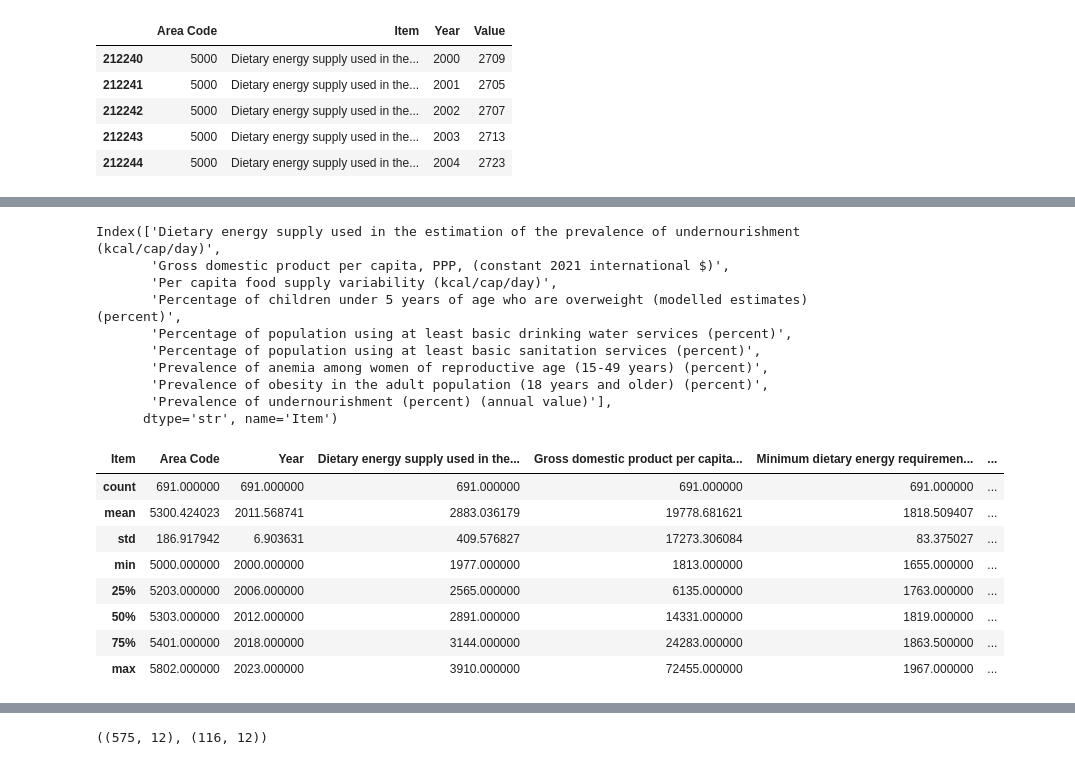
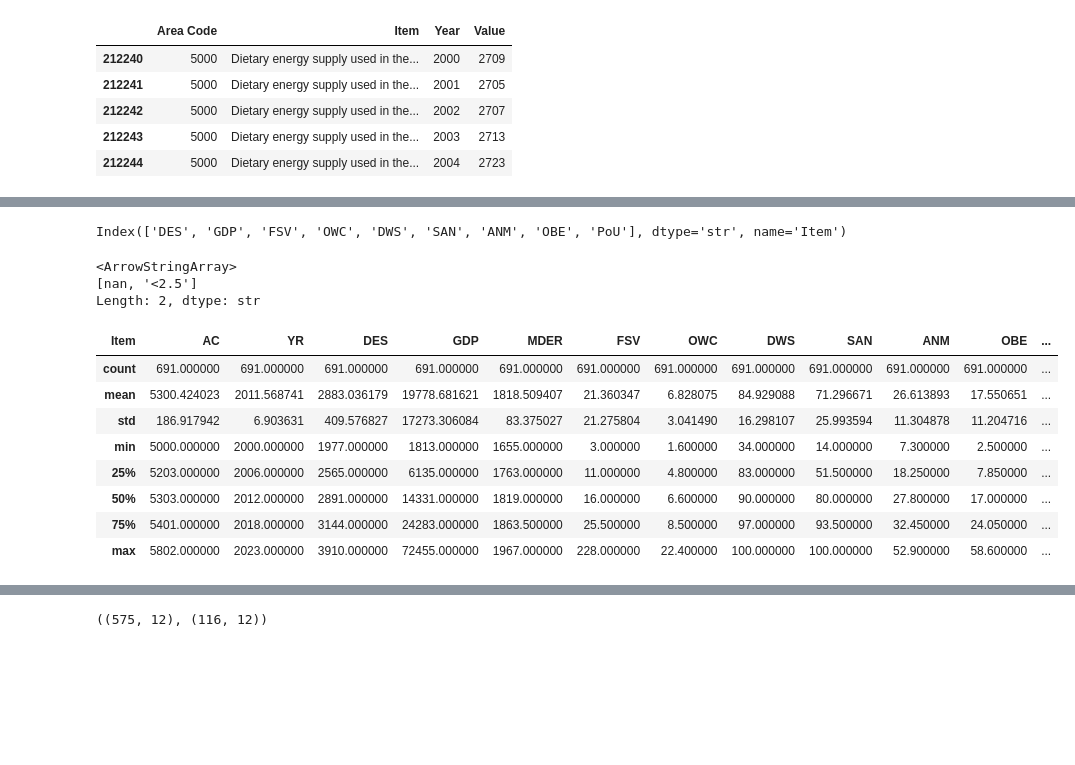
Before and after one commit to jaredliw/dtp3, a Jupyter notebook: model.ipynb, the cells around one changed output, grey strips where cells are left out. Saved outputs shown, nothing was run; the diff lists cells and outputs as text; code cells hidden in the pictures; blank space fills up the shorter version.

```diff
--- a/model.ipynb
+++ b/model.ipynb
@@ -35,25 +37,28 @@ import matplotlib.pyplot as plt
 - State which columns are the independent variables (features) and describe your hypothesis on why these features can predict the target variable.
 # %%
 FILENAME: str = "Food_Security_data_E_All_Data_(Normalized).csv"
-FEATURES: list[str] = [
+FEATURES_RAW: list[str] = [
     "Area Code",
     "Year",
     "Dietary energy supply used in the estimation of the prevalence of undernourishment (kcal/cap/day)",
     "Gross domestic product per capita, PPP, (constant 2021 international $)",
     "Per capita food supply variability (kcal/cap/day)",
     "Percentage of population using at least basic drinking water services (percent)",
-    "Percentage of population using at least basic sanitation services (percent)",  #
-    # "Percentage of children under 5 years of age who are stunted (modelled estimates) (percent)",
+    "Percentage of population using at least basic sanitation services (percent)",
     "Percentage of children under 5 years of age who are overweight (modelled estimates) (percent)",
     "Prevalence of obesity in the adult population (18 years and older) (percent)",
     "Prevalence of anemia among women of reproductive age (15-49 years) (percent)",
     "Minimum dietary energy requirement (kcal/cap/day)",
-    # "Prevalence of low birthweight (percent)",
 ]
-TARGET: str = "Prevalence of undernourishment (percent) (annual value)"
+AREA_CODE: str = "AC"
+YEAR: str = "YR"
+FEATURES: list[str] = [AREA_CODE, YEAR, "DES", "GDP", "FSV", "DWS", "SAN", "OWC", "OBE", "ANM", "MDER"]
+TARGET_RAW: str = "Prevalence of undernourishment (percent) (annual value)"
+TARGET: str = "PoU"
+SPLIT_YEAR: int = 2020
 # %%
-df = pd.read_csv(FILENAME)[["Area Code", "Item", "Year", "Value"]].replace("nan", np.nan)
-df = df[(df["Item"].isin([*FEATURES, TARGET])) & (df["Area Code"] >= 1000)]
+df = pd.read_csv(FILENAME)[["Area Code", "Item", "Year", "Value"]]
+df = df[(df["Item"].isin([*FEATURES_RAW, TARGET_RAW])) & (df["Area Code"] >= 1000)]
 df.head()
 # %% [output]
 |  | Area Code | Item | Year | Value |
@@ -76,6 +81,7 @@ df_pivoted = df.pivot_table(
     columns="Item",
     values="Value",
     aggfunc="first",
-).reset_index()
+).reset_index().rename(columns=dict(zip([*FEATURES_RAW, TARGET_RAW], [*FEATURES, TARGET])))
+
 df_pivoted
 # %% [output]
@@ -95,26 +101,24 @@ df_pivoted
 # %%
 df_pivoted.columns[df_pivoted.isna().any()]
 # %% [output]
-Index(['Dietary energy supply used in the estimation of the prevalence of undernourishment (kcal/cap/day)',
-       'Gross domestic product per capita, PPP, (constant 2021 international $)',
-       'Per capita food supply variability (kcal/cap/day)',
-       'Percentage of children under 5 years of age who are overweight (modelled estimates) (percent)',
-       'Percentage of population using at least basic drinking water services (percent)',
-       'Percentage of population using at least basic sanitation services (percent)',
-       'Prevalence of anemia among women of reproductive age (15-49 years) (percent)',
-       'Prevalence of obesity in the adult population (18 years and older) (percent)',
-       'Prevalence of undernourishment (percent) (annual value)'],
-      dtype='str', name='Item')
+Index(['DES', 'GDP', 'FSV', 'OWC', 'DWS', 'SAN', 'ANM', 'OBE', 'PoU'], dtype='str', name='Item')
+# %%
+pd.unique(df_pivoted.where(df_pivoted.apply(pd.to_numeric, errors="coerce").isna()).stack())
+# %% [output]
+<ArrowStringArray>
+[nan, '<2.5']
+Length: 2, dtype: str
 # %%
-df_cleaned = df_pivoted.dropna().replace("<0.1", "0").replace("<2.5", "0").astype(np.float64)
+df_cleaned = df_pivoted.dropna().replace("<2.5", "0").astype(np.float64)
+
 df_cleaned.describe()
 # %% [output]
-| Item | Area Code | Year | Dietary energy supply used in the... | Gross domestic product per capita... | Minimum dietary energy requiremen... | ... |
-| count | 691.000000 | 691.000000 | 691.000000 | 691.000000 | 691.000000 | ... |
-| mean | 5300.424023 | 2011.568741 | 2883.036179 | 19778.681621 | 1818.509407 | ... |
-| std | 186.917942 | 6.903631 | 409.576827 | 17273.306084 | 83.375027 | ... |
-| min | 5000.000000 | 2000.000000 | 1977.000000 | 1813.000000 | 1655.000000 | ... |
-| 25% | 5203.000000 | 2006.000000 | 2565.000000 | 6135.000000 | 1763.000000 | ... |
-| 50% | 5303.000000 | 2012.000000 | 2891.000000 | 14331.000000 | 1819.000000 | ... |
-| 75% | 5401.000000 | 2018.000000 | 3144.000000 | 24283.000000 | 1863.500000 | ... |
-| max | 5802.000000 | 2023.000000 | 3910.000000 | 72455.000000 | 1967.000000 | ... |
+| Item | AC | YR | DES | GDP | MDER | FSV | OWC | DWS | SAN | ANM | OBE | ... |
+| count | 691.000000 | 691.000000 | 691.000000 | 691.000000 | 691.000000 | 691.000000 | 691.000000 | 691.000000 | 691.000000 | 691.000000 | 691.000000 | ... |
+| mean | 5300.424023 | 2011.568741 | 2883.036179 | 19778.681621 | 1818.509407 | 21.360347 | 6.828075 | 84.929088 | 71.296671 | 26.613893 | 17.550651 | ... |
+| std | 186.917942 | 6.903631 | 409.576827 | 17273.306084 | 83.375027 | 21.275804 | 3.041490 | 16.298107 | 25.993594 | 11.304878 | 11.204716 | ... |
+| min | 5000.000000 | 2000.000000 | 1977.000000 | 1813.000000 | 1655.000000 | 3.000000 | 1.600000 | 34.000000 | 14.000000 | 7.300000 | 2.500000 | ... |
+| 25% | 5203.000000 | 2006.000000 | 2565.000000 | 6135.000000 | 1763.000000 | 11.000000 | 4.800000 | 83.000000 | 51.500000 | 18.250000 | 7.850000 | ... |
+| 50% | 5303.000000 | 2012.000000 | 2891.000000 | 14331.000000 | 1819.000000 | 16.000000 | 6.600000 | 90.000000 | 80.000000 | 27.800000 | 17.000000 | ... |
+| 75% | 5401.000000 | 2018.000000 | 3144.000000 | 24283.000000 | 1863.500000 | 25.500000 | 8.500000 | 97.000000 | 93.500000 | 32.450000 | 24.050000 | ... |
+| max | 5802.000000 | 2023.000000 | 3910.000000 | 72455.000000 | 1967.000000 | 228.000000 | 22.400000 | 100.000000 | 100.000000 | 52.900000 | 58.600000 | ... |
```
Also changed, not shown: parts of 41 cells of this notebook.
